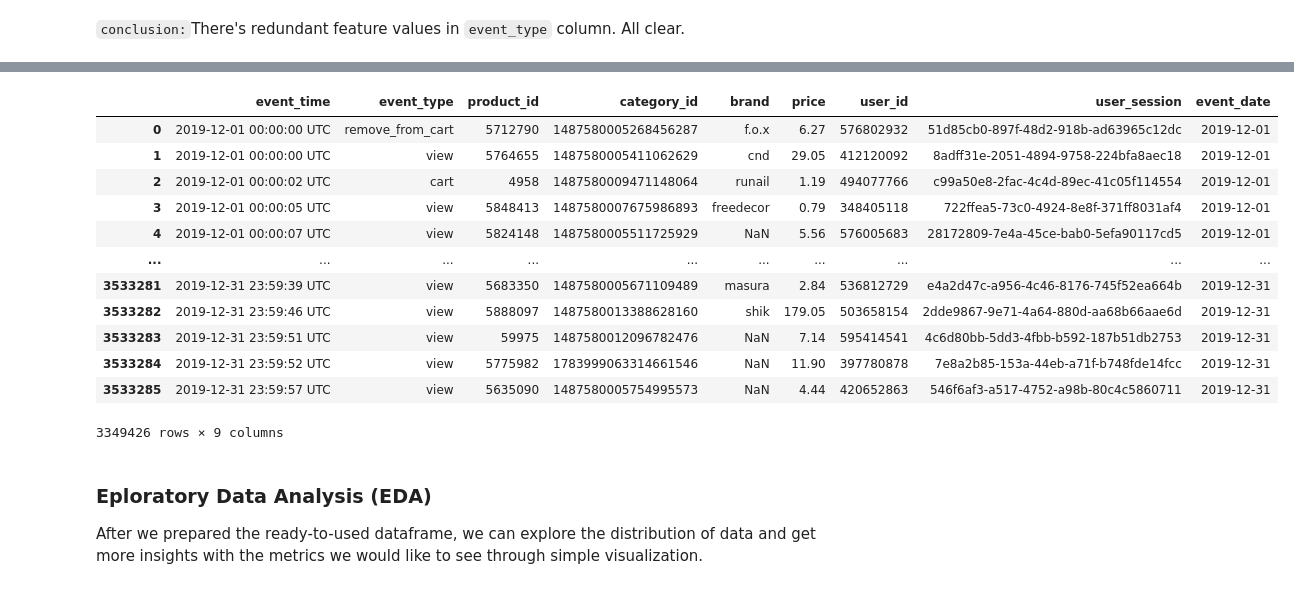
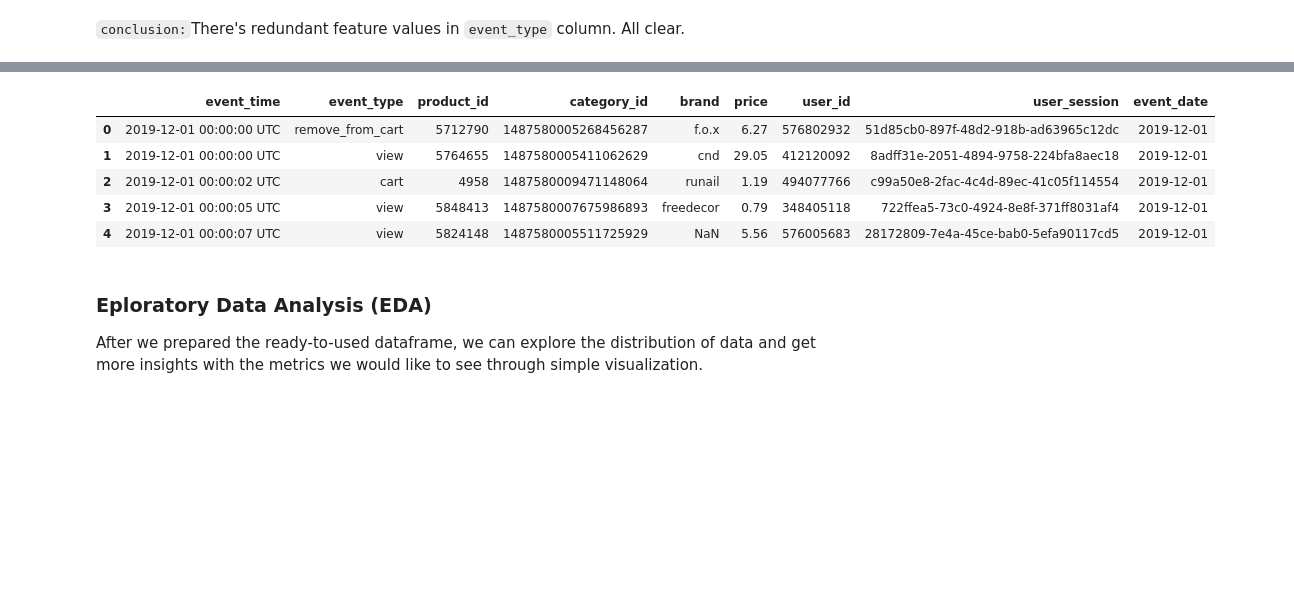
Before and after one commit to jiayuanshi/CosmeticsE-commerce, a Jupyter notebook: Costmetics E-commerce Analysis.ipynb, the cells around one changed output, grey strips where cells are left out. Cells and saved outputs as stored; diff of their text form; code cells hidden in the pictures; blank space fills up the shorter version.

```diff
--- a/Costmetics E-commerce Analysis.ipynb
+++ b/Costmetics E-commerce Analysis.ipynb
@@ -17,5 +19,5 @@ In this project, we are going to analyze the user data from a real e-commerce co
 # %%
-df = pd.read_csv(r'/Users/saeroo/Desktop/2019-Dec.csv')
+df = pd.read_csv('data/2019-Dec.csv')
 df
 # %% [output]
 |  | event_time | event_type | product_id | category_id | category_code | brand | price | user_id | ... |
@@ -78,8 +78,8 @@ array(['remove_from_cart', 'view', 'cart', 'purchase'], dtype=object)
 `conclusion:`There's redundant feature values in `event_type` column. All clear.
 # %%
 # applicability check - extract date from event time
-df['event_date'] = df['event_time'].str[:10]
-df
+preprocess.add_event_date(df)
+df.head(5)
 # %% [output]
 |  | event_time | event_type | product_id | category_id | brand | price | user_id | user_session | event_date |
 | 0 | 2019-12-01 00:00:00 UTC | remove_from_cart | 5712790 | 1487580005268456287 | f.o.x | 6.27 | 576802932 | 51d85cb0-897f-48d2-918b-ad63965c12dc | 2019-12-01 |
@@ -97,20 +90,14 @@ df
 # %%
 # duplicate check
-df.drop_duplicates()
+preprocess.drop_duplicates(df)
+df.head(5)
 # %% [output]
 |  | event_time | event_type | product_id | category_id | brand | price | user_id | user_session | event_date |
 | 0 | 2019-12-01 00:00:00 UTC | remove_from_cart | 5712790 | 1487580005268456287 | f.o.x | 6.27 | 576802932 | 51d85cb0-897f-48d2-918b-ad63965c12dc | 2019-12-01 |
 | 1 | 2019-12-01 00:00:00 UTC | view | 5764655 | 1487580005411062629 | cnd | 29.05 | 412120092 | 8adff31e-2051-4894-9758-224bfa8aec18 | 2019-12-01 |
 | 2 | 2019-12-01 00:00:02 UTC | cart | 4958 | 1487580009471148064 | runail | 1.19 | 494077766 | c99a50e8-2fac-4c4d-89ec-41c05f114554 | 2019-12-01 |
 | 3 | 2019-12-01 00:00:05 UTC | view | 5848413 | 1487580007675986893 | freedecor | 0.79 | 348405118 | 722ffea5-73c0-4924-8e8f-371ff8031af4 | 2019-12-01 |
 | 4 | 2019-12-01 00:00:07 UTC | view | 5824148 | 1487580005511725929 | NaN | 5.56 | 576005683 | 28172809-7e4a-45ce-bab0-5efa90117cd5 | 2019-12-01 |
-| ... | ... | ... | ... | ... | ... | ... | ... | ... | ... |
-| 3533281 | 2019-12-31 23:59:39 UTC | view | 5683350 | 1487580005671109489 | masura | 2.84 | 536812729 | e4a2d47c-a956-4c46-8176-745f52ea664b | 2019-12-31 |
-| 3533282 | 2019-12-31 23:59:46 UTC | view | 5888097 | 1487580013388628160 | shik | 179.05 | 503658154 | 2dde9867-9e71-4a64-880d-aa68b66aae6d | 2019-12-31 |
-| 3533283 | 2019-12-31 23:59:51 UTC | view | 59975 | 1487580012096782476 | NaN | 7.14 | 595414541 | 4c6d80bb-5dd3-4fbb-b592-187b51db2753 | 2019-12-31 |
-| 3533284 | 2019-12-31 23:59:52 UTC | view | 5775982 | 1783999063314661546 | NaN | 11.90 | 397780878 | 7e8a2b85-153a-44eb-a71f-b748fde14fcc | 2019-12-31 |
-| 3533285 | 2019-12-31 23:59:57 UTC | view | 5635090 | 1487580005754995573 | NaN | 4.44 | 420652863 | 546f6af3-a517-4752-a98b-80c4c5860711 | 2019-12-31 |
-3349426 rows × 9 columns
 # %% [markdown]
 ### Eploratory Data Analysis (EDA)
 After we prepared the ready-to-used dataframe, we can explore the distribution of data and get more insights with the metrics we would like to see through simple visualization.
```
Also changed, not shown: parts of 31 cells of this notebook, 2 other files.
